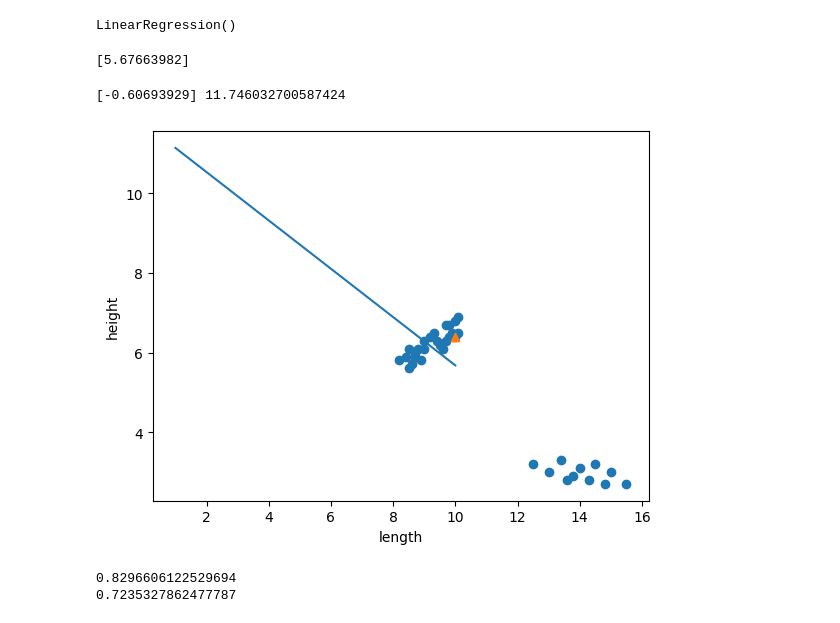
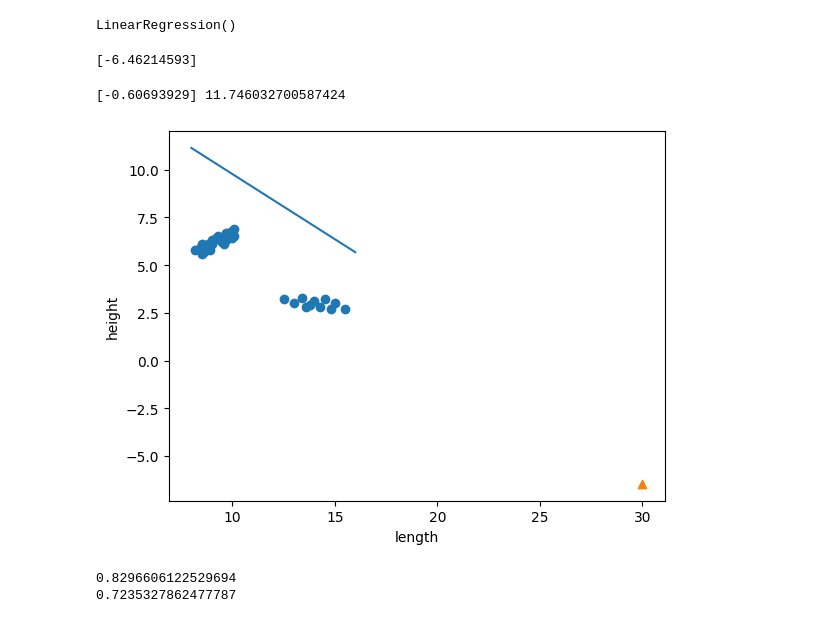
Before and after one commit to rlaguswl25808134-source/AID-MLB, a Jupyter notebook: 3-2.ipynb, the cells around one changed output. Saved outputs shown, nothing was run; the diff lists cells and outputs as text; code cells hidden in the pictures.

```diff
--- a/3-2.ipynb
+++ b/3-2.ipynb
@@ -104,9 +104,9 @@ lr.fit(train_input, train_target)
 LinearRegression()
 # %%
 # 10.0cm 핀치새에 대한 예측
-print(lr.predict([[10.0]]))
+print(lr.predict([[30.0]]))
 # %% [output]
-[5.67663982]
+[-6.46214593]
 # %%
 print(lr.coef_, lr.intercept_)
 # %% [output]
@@ -114,15 +114,15 @@ print(lr.coef_, lr.intercept_)
 # %%
 # 훈련 세트의 산점도를 그립니다
 plt.scatter(train_input, train_target)
-# 1에서 10까지 1차 방정식 그래프를 그립니다
-plt.plot([1, 10], [1*lr.coef_+lr.intercept_, 10*lr.coef_+lr.intercept_])
+# 8에서 16까지 1차 방정식 그래프를 그립니다
+plt.plot([8, 16], [1*lr.coef_+lr.intercept_, 10*lr.coef_+lr.intercept_])
 # 10cm 핀치새 데이터
-plt.scatter(10.0, 6.4, marker='^')
+plt.scatter(30.0, -6.46, marker='^')
 plt.xlabel('length')
 plt.ylabel('height')
 plt.show()
 # %% [output]
-[figure, old version]
+[figure, new version]
 # %%
 print(lr.score(train_input, train_target))
 print(lr.score(test_input, test_target))
```
